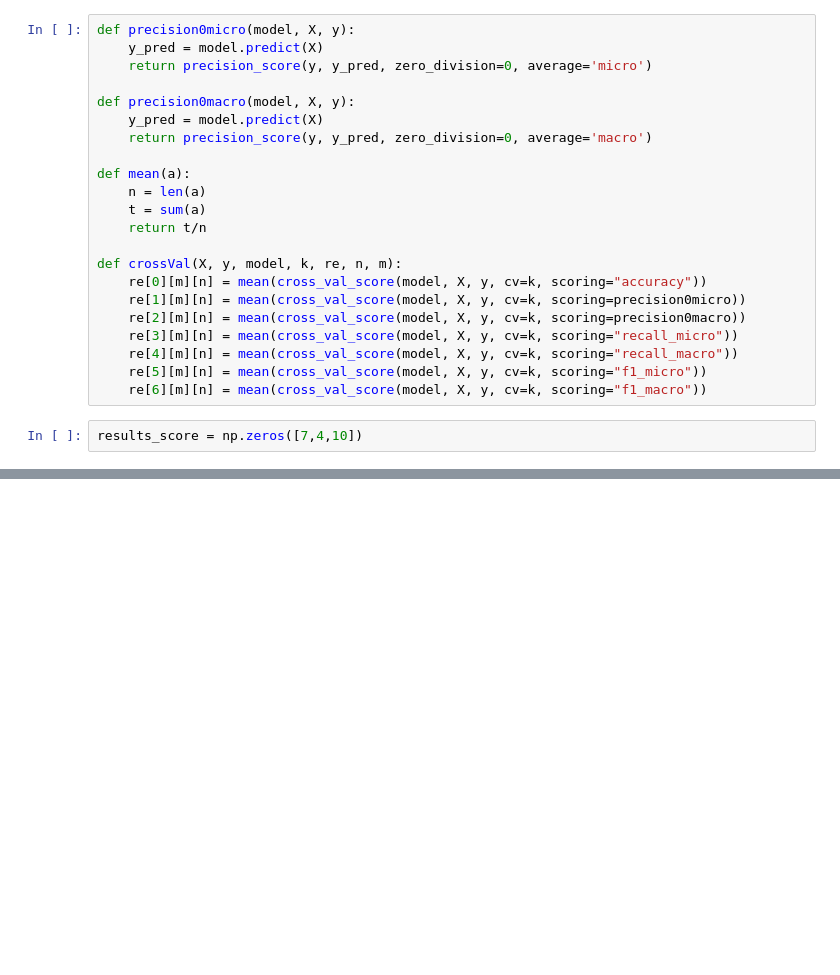
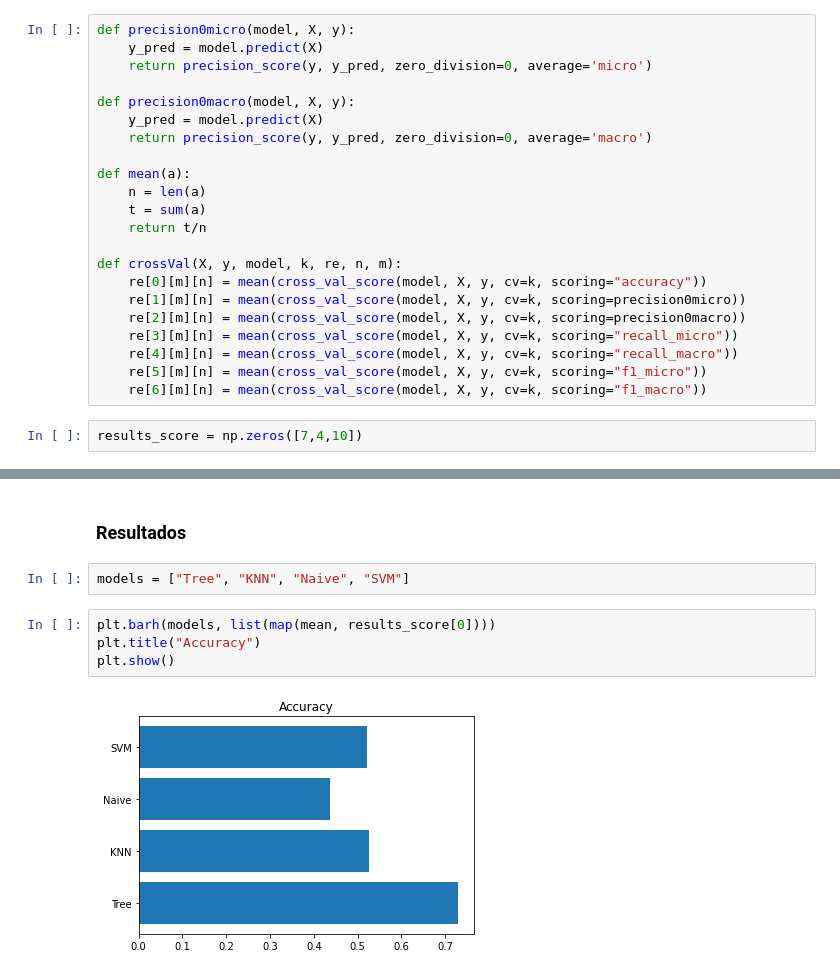
Before and after one commit to G-Urrea/Google-Play-Store-Mining, a Jupyter notebook: ExperimentoPregunta1.ipynb, the cells around one changed output, grey strips where cells are left out. Saved outputs shown, nothing was run; the diff lists cells and outputs as text; blank space fills up the shorter version.

```diff
--- a/ExperimentoPregunta1.ipynb
+++ b/ExperimentoPregunta1.ipynb
@@ -266,0 +326,10 @@ for dt in cat_dt_r:
+# %% [markdown]
+### Resultados
+# %%
+models = ["Tree", "KNN", "Naive", "SVM"]
+# %%
+plt.barh(models, list(map(mean, results_score[0])))
+plt.title("Accuracy")
+plt.show()
+# %% [output]
+[figure, added]
```
Also changed, not shown: parts of 62 cells of this notebook, 1 other file.
